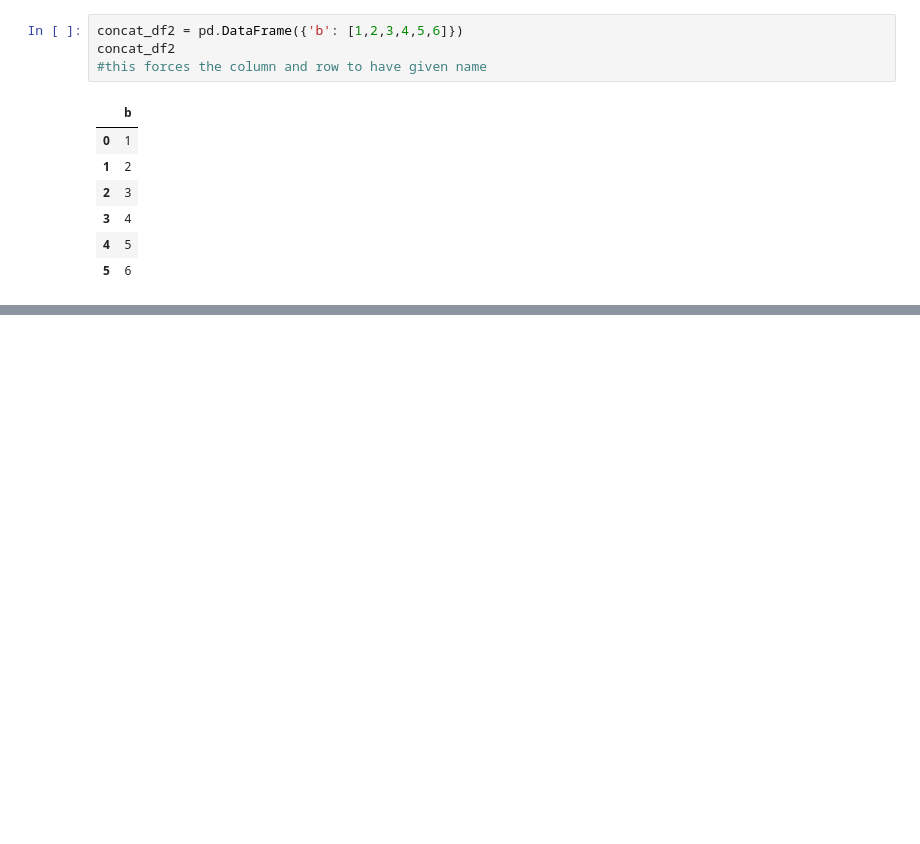
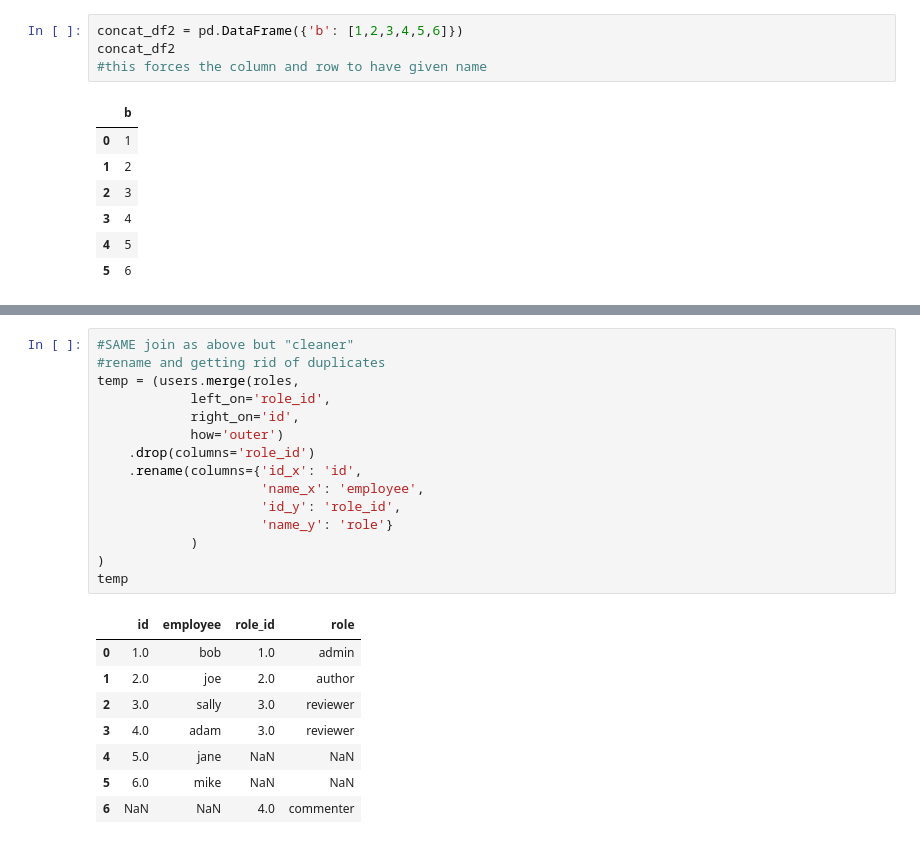
Before and after one commit to natasharivers/numpy-pandas-visualization-exercises, a Jupyter notebook: lesson plan advanced data frames.ipynb, the cells around one changed output, grey strips where cells are left out. Saved outputs shown, nothing was run; the diff lists cells and outputs as text; blank space fills up the shorter version.

```diff
--- a/lesson plan advanced data frames.ipynb
+++ b/lesson plan advanced data frames.ipynb
@@ -325,0 +530,24 @@ pd.concat([concat_df1, concat_df2], axis=1)
+# %%
+#SAME join as above but "cleaner"
+#rename and getting rid of duplicates
+temp = (users.merge(roles,
+            left_on='role_id',
+            right_on='id',
+            how='outer')
+    .drop(columns='role_id')
+    .rename(columns={'id_x': 'id',
+                     'name_x': 'employee',
+                     'id_y': 'role_id',
+                     'name_y': 'role'}
+            )
+)
+temp
+# %% [output]
+|  | id | employee | role_id | role |
+| 0 | 1.0 | bob | 1.0 | admin |
+| 1 | 2.0 | joe | 2.0 | author |
+| 2 | 3.0 | sally | 3.0 | reviewer |
+| 3 | 4.0 | adam | 3.0 | reviewer |
+| 4 | 5.0 | jane | NaN | NaN |
+| 5 | 6.0 | mike | NaN | NaN |
+| 6 | NaN | NaN | 4.0 | commenter |
```
Also changed, not shown: parts of 37 cells of this notebook, 1 other file.
